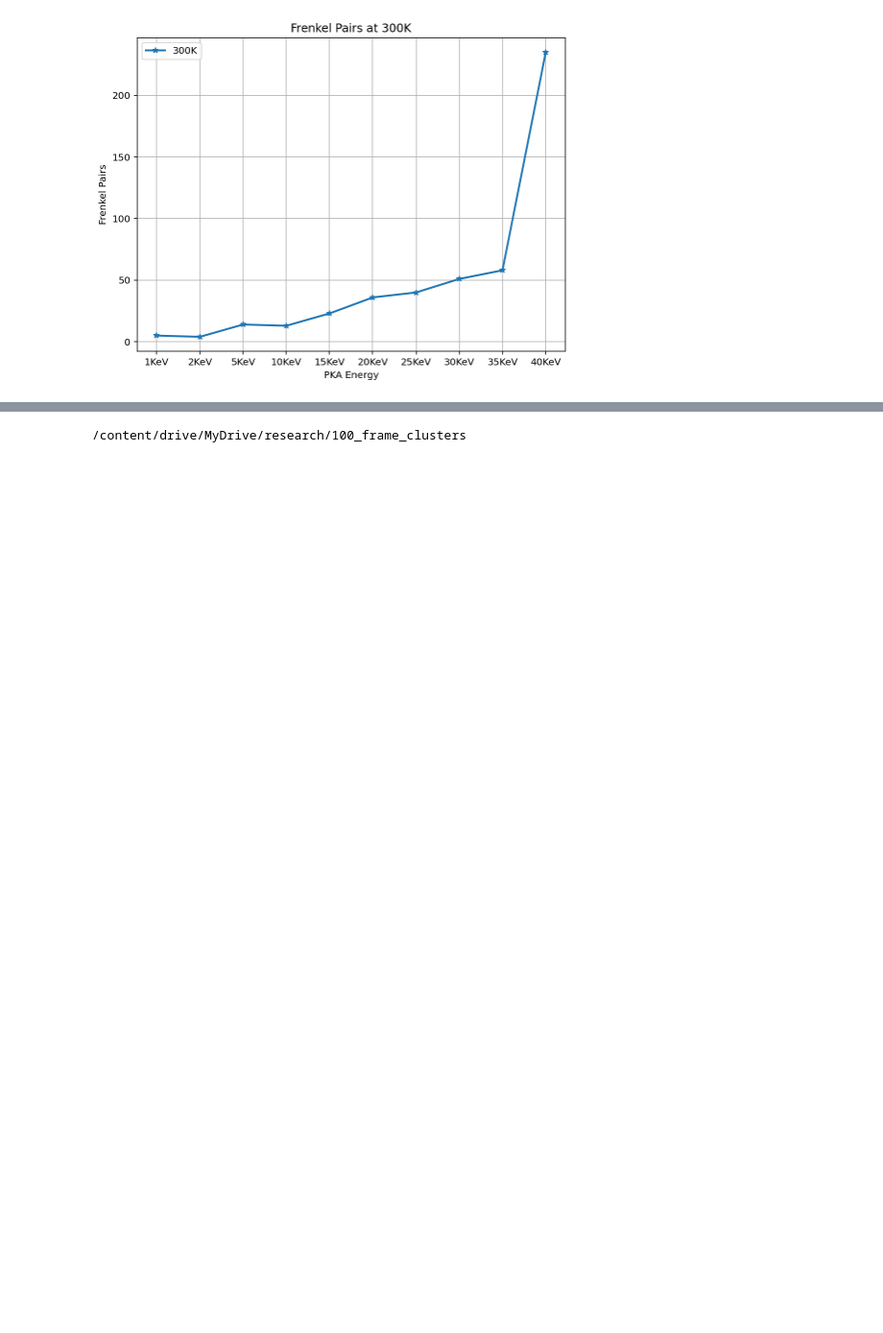
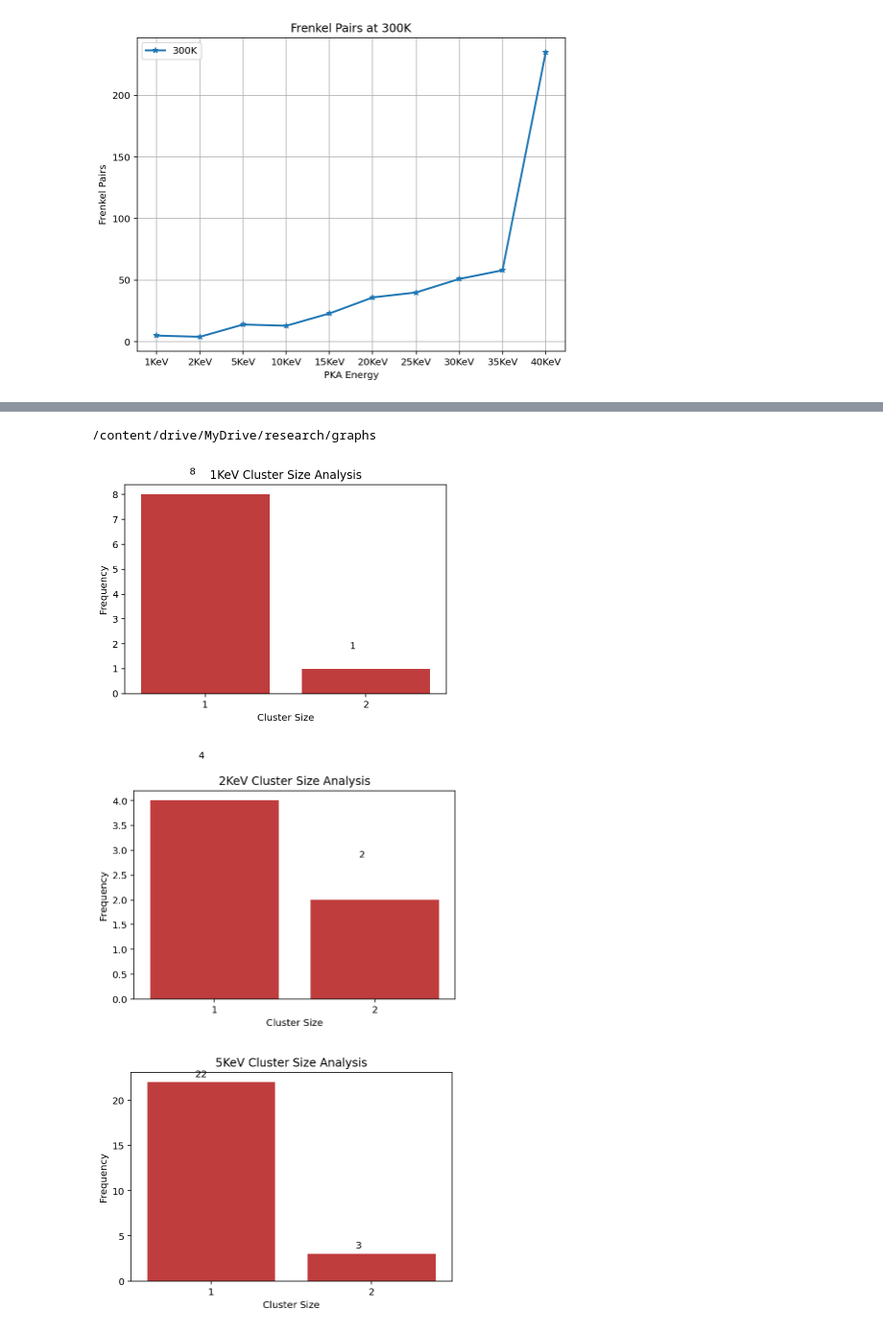
Before and after one commit to dell-datascience/Image_classifier_project, a Jupyter notebook: research.ipynb, the cells around one changed output, grey strips where cells are left out. Shown at 96% size. Drawn from its saved outputs; the diff is of its cells as text; code cells hidden in the pictures; blank space fills up the shorter version.

```diff
--- a/research.ipynb
+++ b/research.ipynb
@@ -78,43 +92,48 @@ plt.show()
 # %%
 dir='/content/drive/MyDrive/research/100_frame_clusters/'
-%cd '/content/drive/MyDrive/research/100_frame_clusters/'
+%cd '/content/drive/MyDrive/research/graphs/IV_cluster'
 results_dic={}
 folders=listdir(dir)
 def convert(str):
     return int("".join(re.findall("\d", str)))
-folders.sort(key=convert)                                                            #rearrange folders in ascending order
-folders
-val=[x for x in listdir(dir+folders[0]) if int("".join(re.findall("\d", x))) ==100]     #select file to analyze
+folders.sort(key=convert)                                                               #rearrange folders in ascending order
+# folders
+val=[x for x in listdir(dir+folders[0]) if int("".join(re.findall("\d", x))) ==100]     #select 100 frame file from folder to analyze
 val[0]
 for idx in range(0,len(folders),1):
   folders2=listdir(dir+folders[idx])
   folders2.sort(key=convert)
-  # files
+# print(idx)
+# folders2
   for file in folders2:
     if file == val[0]:
       with open(dir+folders[idx]+'/'+file,'r') as rt:
         x=[int(float(x)) for x in rt if float(x)>0]
         results_dic[idx]=results_dic.get(idx,x)
 L=results_dic[9]
 val = list(zip(*np.unique(L, return_counts=True)))          #count frequency of data (data,frequency)
 ylb=[y for x,y in val]                                      #take the frequency NB: whichbecomes the ylabel of graph
 
-def graph(data,i):
+def graph(data,a,folders=folders):
   base=sb.color_palette()[3]
-  ax=plt.subplots(figsize=(8,6));
-  sb.countplot(data=data,x=i,color=base);
+  # ax=plt.subplots(figsize=(6,4));
+  # plt.subplot(2,4,i+1)
+  sb.countplot(data=data,x=a,color=base);
   plt.xlabel('Cluster Size')
   plt.ylabel('Frequency')
-  plt.title(folders[9].split('_')[0]+' Cluster Size Analysis')
-  L=results_dic[i]
+  plt.title(folders[a].split('_')[0]+' Cluster Size Analysis') #take the (*KeV section) of of the folder for naming graph
+  L=results_dic[a]
   val = list(zip(*np.unique(L, return_counts=True)))          #count frequency of data (data,frequency)
   ylb=[y for x,y in val]                                      #take the frequency NB: whichbecomes the ylabel of graph
   for i in range(len(ylb)):                                   #loop through frequency
-    plt.text(i-0.2,ylb[i]+1.5, str(ylb[i]),va='center')       #label the bar charts
-  plt.savefig('Cluster_Size_Analysis {}'.format(9))
+    plt.text(i-0.1,ylb[i]+0.9, str(ylb[i]),va='center')         #label the bar charts
+  plt.savefig('Cluster_Size_Analysis_{:.0f}_.png'.format(a),dpi=2000)
   plt.show()
   return None
-# for i in range(9):
-graph(results_dic,9)
+for i in range(10):
+  graph(results_dic,i)
 # %% [output]
-/content/drive/MyDrive/research/100_frame_clusters
+/content/drive/MyDrive/research/graphs
+[figure, added]
+[figure, added]
+[figure, added]
```
Also changed, not shown: parts of 24 cells of this notebook.
